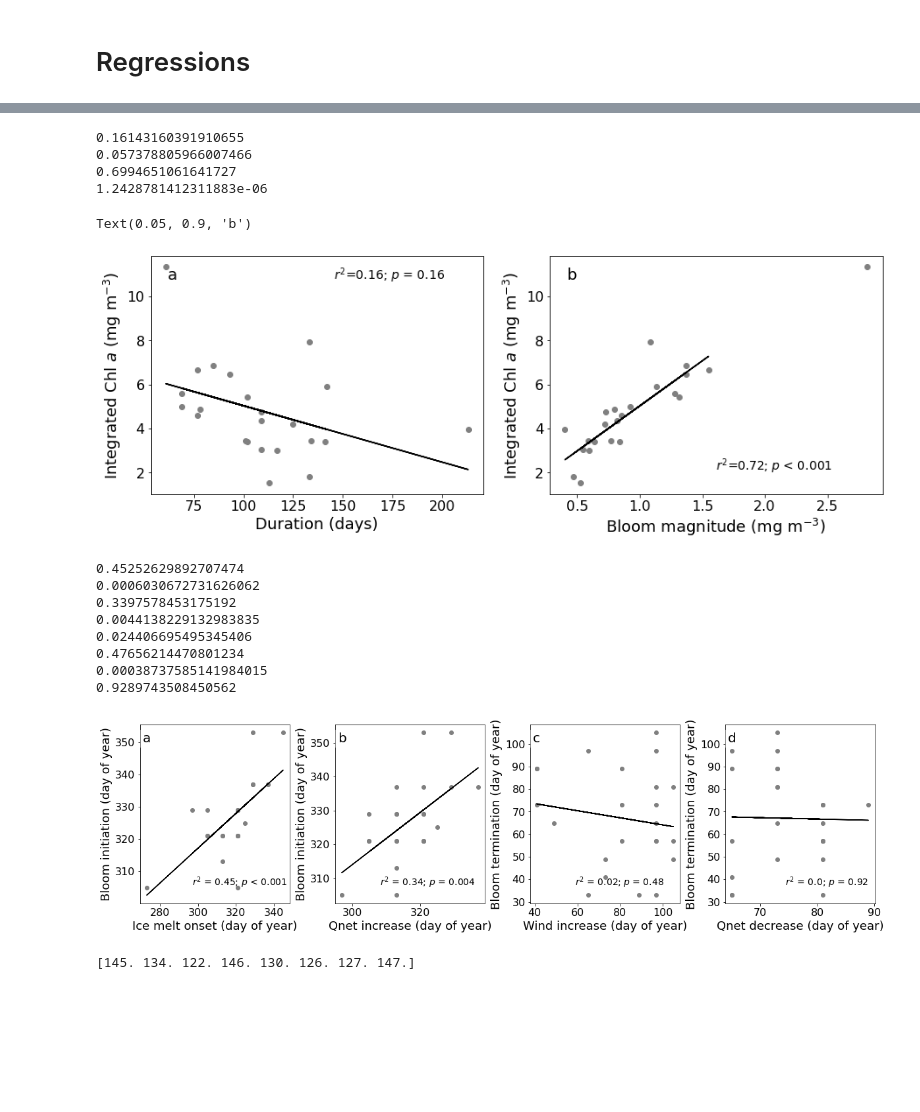
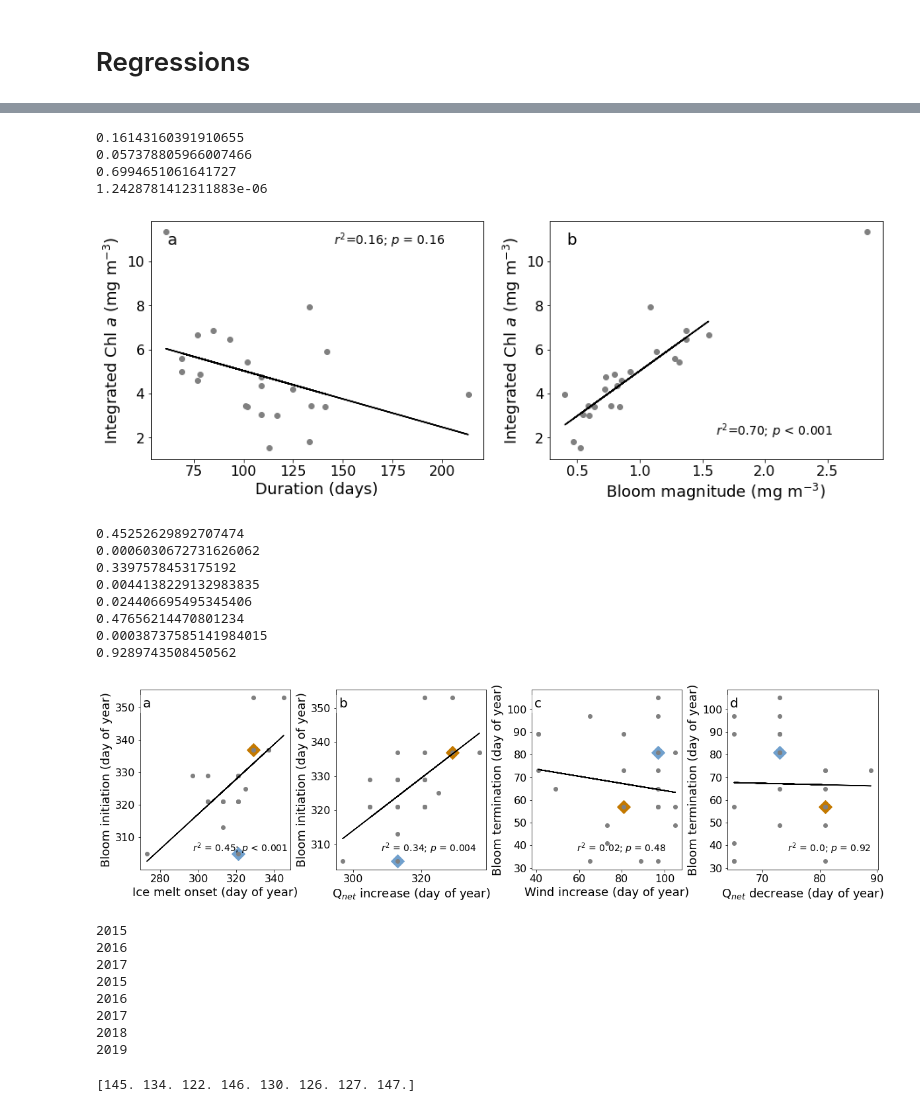
Before and after one commit to isgiddy/roammiz-seaice-impacts-organic-carbon, a Jupyter notebook: notebooks/02_Phenology.ipynb, the cells around one changed output, grey strips where cells are left out. Saved outputs shown, nothing was run; the diff lists cells and outputs as text; code cells hidden in the pictures; blank space fills up the shorter version.

```diff
--- a/notebooks/02_Phenology.ipynb
+++ b/notebooks/02_Phenology.ipynb
@@ -505,8 +506,8 @@ for i,year in enumerate(np.arange(1997,2020)):
 
     ax5=plt.twinx()
 
-    ax5.axvline(pd.Series(qnetsub.index.values[::-1][qnetsub.values[::-1]>10][0]),c='r')
-    ax5.axvline(pd.Series(qnetsub.index.values[qnetsub.values>10][0]),c='r')
+    ax5.axvline(pd.Series(qnetsub.index.values[::-1][qnetsub.values[::-1]>5][0]),c='r')
+    ax5.axvline(pd.Series(qnetsub.index.values[qnetsub.values>5][0]),c='r')
 
     ax5.plot(qnetsub.index,qnetsub,c='tab:red')
 
@@ -625,20 +626,19 @@ ax[1].set_xlabel('Bloom magnitude (mg m$^{-3}$)')
 ax[1].set_ylabel('Integrated Chl $\it{a}$ (mg m$^{-3}$)')
 
 ax[0].text(0.55,0.9,'$\it{r^2}$=0.16; $\it{p}$ = 0.16',transform=ax[0].transAxes,fontsize=14)
-ax[1].text(0.5,0.1,'$\it{r^2}$=0.72; $\it{p}$ < 0.001',transform=ax[1].transAxes,fontsize=14)
+ax[1].text(0.5,0.1,'$\it{r^2}$=0.70; $\it{p}$ < 0.001',transform=ax[1].transAxes,fontsize=14)
 
 ax[0].text(0.05,0.9,'a',fontsize=18,transform=ax[0].transAxes)
 ax[1].text(0.05,0.9,'b',fontsize=18,transform=ax[1].transAxes)
 
 
 
-# plt.savefig('../results/figures/regression_intchl.png',dpi=150,bbox_inches='tight')
+plt.savefig('../results/figures/S1_regression_intchl.png',dpi=150,bbox_inches='tight')
 # %% [output]
 0.16143160391910655
 0.057378805966007466
 0.6994651061641727
 1.2428781412311883e-06
-Text(0.05, 0.9, 'b')
 [figure]
 # %%
 fig=plt.figure(figsize=[20,5])
@@ -646,6 +646,12 @@ fig=plt.figure(figsize=[20,5])
 ax1 = fig.add_subplot(141)
 ## Duration Regressions
 bloom_start[bloom_start<280]=np.nan
+
+
+
+ax1.scatter(ice_melt_day[-1],bloom_start[-1],s=200,color=orange,marker='D')
+ax1.scatter(ice_melt_day[-2],bloom_start[-2],s=200,color=lightblue,marker='D')
+
 ax1.scatter(ice_melt_day,bloom_start,c='grey')
 
 
@@ -688,9 +694,13 @@ linear_regressor.fit(X,Y)
 Y_pred = linear_regressor.predict(X)
 # print(linear_regressor.score(X,Y))
 
+
+ax2.scatter(qnet_increase[-1],bloom_start[-1],s=200,color=orange,marker='D')
+ax2.scatter(qnet_increase[-2],bloom_start[-2],s=200,color=lightblue,marker='D')
+
 ax2.scatter(qnet_increase,bloom_start,c='Grey')
 
-ax2.set_xlabel('Qnet increase (day of year)')
+ax2.set_xlabel('Q$_{net}$ increase (day of year)')
 ax2.set_ylabel('Bloom initiation (day of year)')
 
 ax2.plot(X,Y_pred,c='k')
@@ -718,6 +728,8 @@ linear_regressor = LinearRegression()
 linear_regressor.fit(X,Y)
 Y_pred = linear_regressor.predict(X)
 # print(linear_regressor.score(X,Y))
+ax3.scatter(wind_increase_day[-1],bloom_end[-1],s=200,color=orange,marker='D')
+ax3.scatter(wind_increase_day[-2],bloom_end[-2],s=200,color=lightblue,marker='D')
 
 ax3.scatter(wind_increase_day,bloom_end,c='Grey')
 
@@ -747,36 +759,38 @@ Y =Y[mask].reshape(-1,1)
 linear_regressor = LinearRegression()
 linear_regressor.fit(X,Y)
 Y_pred = linear_regressor.predict(X)
 # print(linear_regressor.score(X,Y))
+ax4.scatter(qnet_decrease[-1],bloom_end[-1],s=200,color=orange,marker='D')
+ax4.scatter(qnet_decrease[-2],bloom_end[-2],s=200,color=lightblue,marker='D')
 
 ax4.scatter(qnet_decrease,bloom_end,c='Grey')
 
-ax4.set_xlabel('Qnet decrease (day of year)')
+ax4.set_xlabel('Q$_{net}$ decrease (day of year)')
 ax4.set_ylabel('Bloom termination (day of year)')
 
 ax4.plot(X,Y_pred,c='k')
 
 ax4.text(0.4,0.1,'$\it{r^2}$ = 0.0; $\it{p}$ = 0.92',fontsize=14,transform=ax4.transAxes)
 
 
 ax1.text(0.02,0.9,'a',transform=ax1.transAxes,fontsize=20,bbox=dict(facecolor='white', edgecolor='None',alpha=0.4))
 ax2.text(0.02,0.9,'b',transform=ax2.transAxes,fontsize=20,bbox=dict(facecolor='white', edgecolor='None',alpha=0.4))
 ax3.text(0.02,0.9,'c',transform=ax3.transAxes,fontsize=20,bbox=dict(facecolor='white', edgecolor='None',alpha=0.4))
 ax4.text(0.02,0.9,'d',transform=ax4.transAxes,fontsize=20,bbox=dict(facecolor='white', edgecolor='None',alpha=0.4))
 
 plt.subplots_adjust(wspace=0.3)
 
-# plt.savefig('../results/figures/supp_duration_drivers.png',dpi=150,bbox_inches='tight')
+plt.savefig('../results/figures/S5_supp_duration_drivers.png',dpi=150,bbox_inches='tight')
 # %% [output]
 0.45252629892707474
 0.0006030672731626062
 0.3397578453175192
 0.0044138229132983835
 0.024406695495345406
 0.47656214470801234
 0.00038737585141984015
 0.9289743508450562
-[figure, old version]
+[figure, new version]
 # %%
 # era5 = xr.open_dataset(rootdir+'/results/processed_data/era5_winds.nc')
 # era5 = era5.sel(longitude=0,latitude=-60)
@@ -887,6 +899,7 @@ mld2=float4397.mld.resample(time='Y').max()[:-1]
 # compute seasonal chlmax
 chlmax4467=[]
 for i,year in enumerate(np.arange(2015,2018)):
+    print(year)
 
 
     midyear_start = '{}-06-01'.format(year)
@@ -897,6 +910,7 @@ for i,year in enumerate(np.arange(2015,2018)):
 
 chlmax4397=[]
 for i,year in enumerate(np.arange(2015,2020)):
+    print(year)
 
 
     midyear_start = '{}-06-01'.format(year)
@@ -904,5 +918,14 @@ for i,year in enumerate(np.arange(2015,2020)):
     subset=float4397.chla.sel(time=slice(midyear_start,midyear_end))[:20,:].mean(dim='depth')
 
     chlmax4397.append(subset.max().values)
+# %% [output]
+2015
+2016
+2017
+2015
+2016
+2017
+2018
+2019
 # %%
 chl_all = np.concatenate([chlmax4467,chlmax4397])
```
Also changed, not shown: parts of 9 cells of this notebook, 5 other files.
